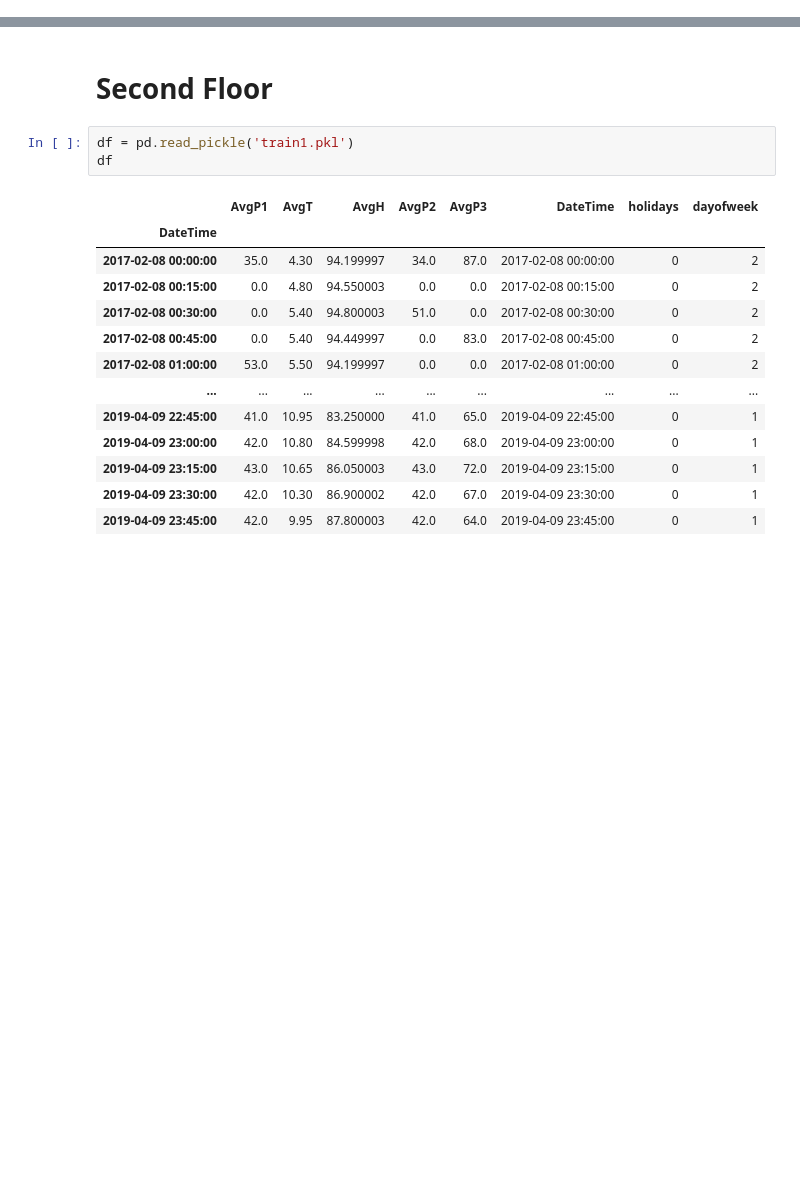
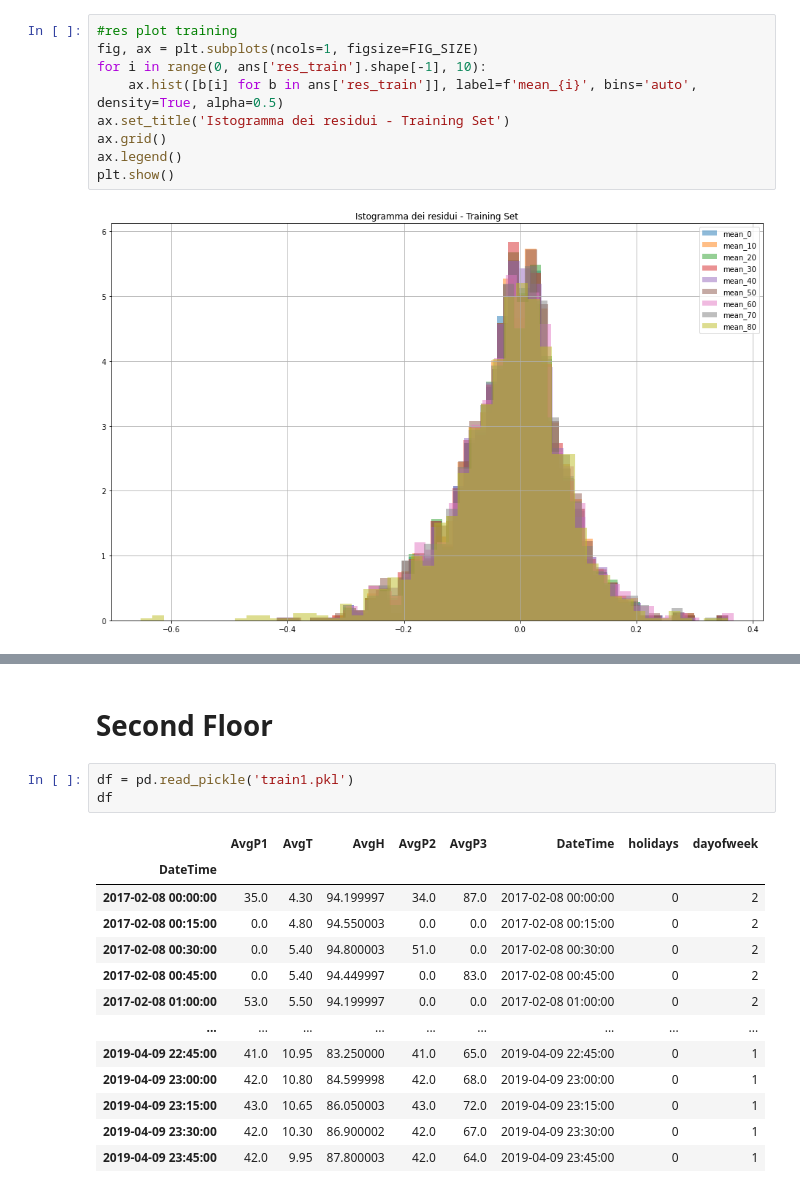
Before and after one commit to VladMarianCimpeanu/electricity-demand-anomaly-detection, a Jupyter notebook: Paper2.ipynb, the cells around one changed output, grey strips where cells are left out. Drawn from its saved outputs; the diff is of its cells as text; blank space fills up the shorter version.

```diff
--- a/Paper2.ipynb
+++ b/Paper2.ipynb
@@ -380,0 +520,11 @@ _________________________________________________________________
+# %%
+#res plot training
+fig, ax = plt.subplots(ncols=1, figsize=FIG_SIZE)
+for i in range(0, ans['res_train'].shape[-1], 10):
+    ax.hist([b[i] for b in ans['res_train']], label=f'mean_{i}', bins='auto', density=True, alpha=0.5)
+ax.set_title('Istogramma dei residui - Training Set')
+ax.grid()
+ax.legend()
+plt.show()
+# %% [output]
+[figure, added]
```
Also changed, not shown: parts of 100 cells of this notebook, 4 other files.
